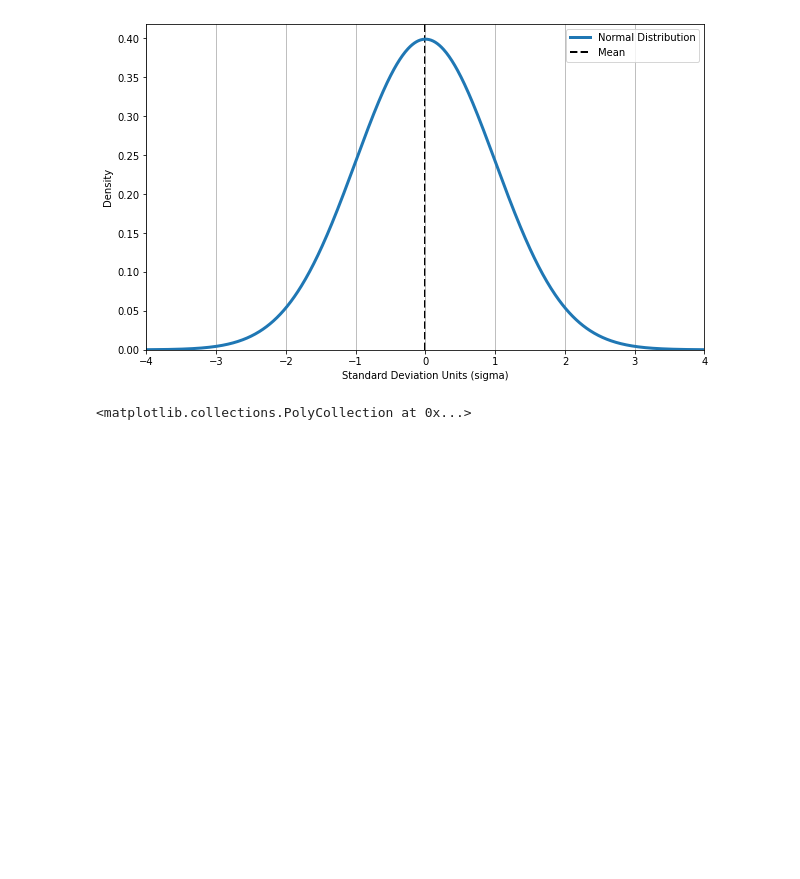
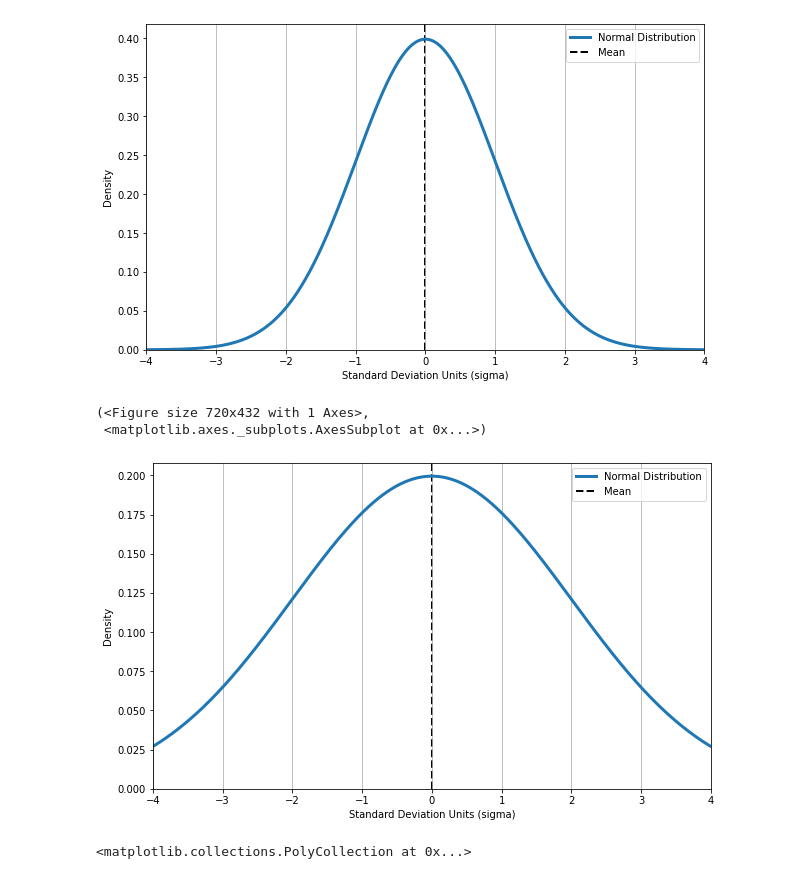
Before and after one commit to jirvingphd/online-dtsc-pt-041320-cohort-notes, a Jupyter notebook: Mod 2/sect_13_and_14/sect_13_and_14_CLT_and_Hypothesis_testing_SG.ipynb, the cells around one changed output. Drawn from its saved outputs; the diff is of its cells as text; code cells hidden in the pictures; blank space fills up the shorter version.

```diff
--- a/Mod 2/sect_13_and_14/sect_13_and_14_CLT_and_Hypothesis_testing_SG.ipynb
+++ b/Mod 2/sect_13_and_14/sect_13_and_14_CLT_and_Hypothesis_testing_SG.ipynb
@@ -95,6 +95,12 @@ plot_normal()
 (<Figure size 720x432 with 1 Axes>,
  <matplotlib.axes._subplots.AxesSubplot at 0x...>)
 [figure]
+# %%
+plot_normal(std=2)
+# %% [output]
+(<Figure size 720x432 with 1 Axes>,
+ <matplotlib.axes._subplots.AxesSubplot at 0x...>)
+[figure, added]
 # %%
 ## Get normal dist figure
 fig,ax =plot_normal(x,y)
```
Also changed, not shown: parts of 22 cells of this notebook.
